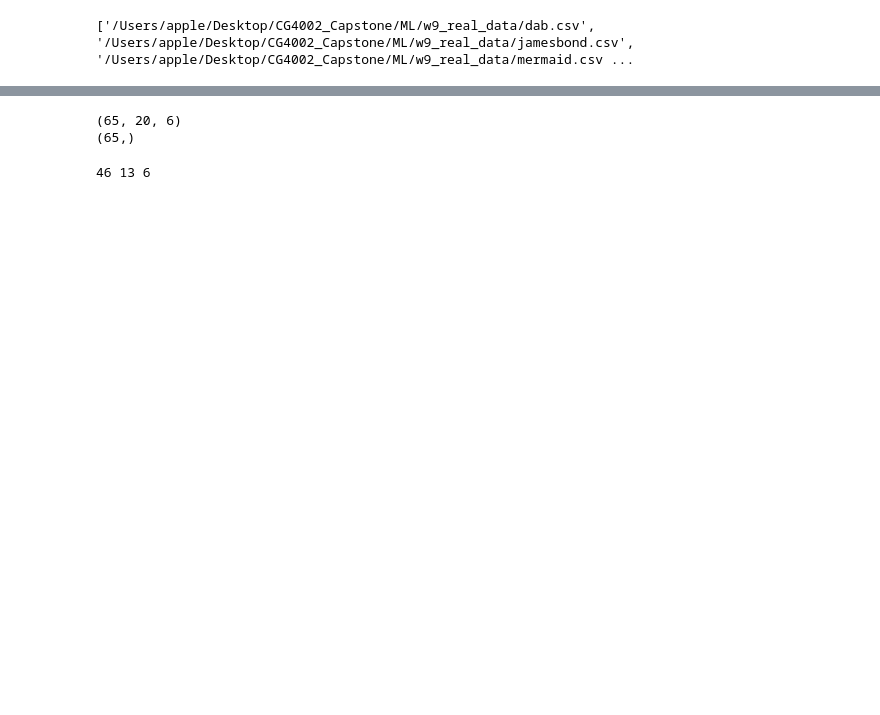
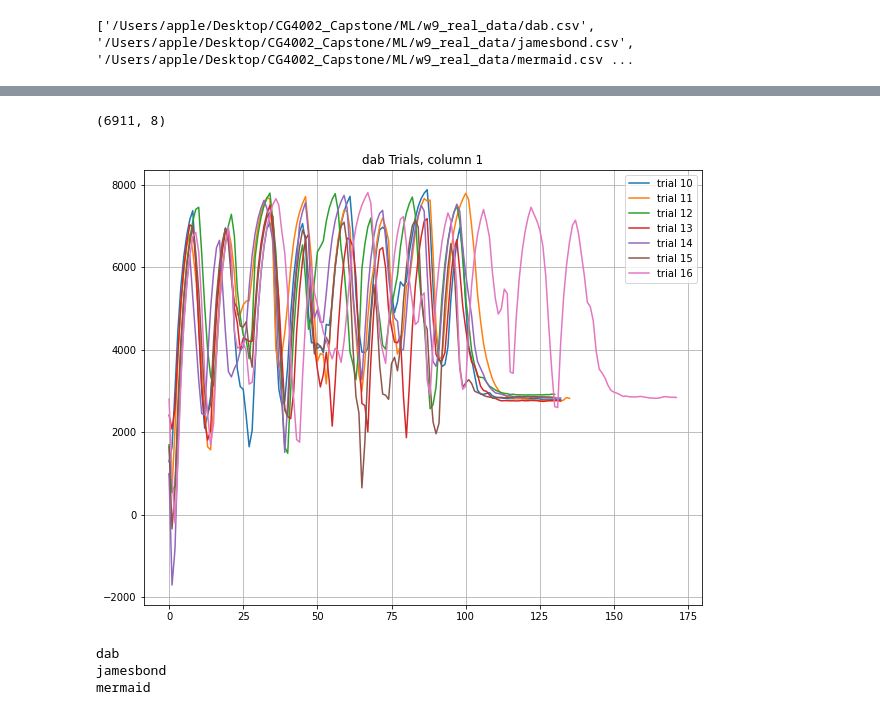
Before and after one commit to CG4002-AY2122S1-B02/CG4002_Capstone, a Jupyter notebook: ML/boing_cnn.ipynb, the cells around one changed output, grey strips where cells are left out. Cells and saved outputs as stored; diff of their text form; code cells hidden in the pictures; blank space fills up the shorter version.

```diff
--- a/ML/boing_cnn.ipynb
+++ b/ML/boing_cnn.ipynb
@@ -366,32 +391,54 @@ plt.show()
+# %%
+test_data_3 = pd.read_csv(os.path.join(data_folder_path_3, 'dab.csv'), index_col = False)
+print(test_data_3.shape)
+
+fig, ax = plt.subplots(figsize = [10,8])
+for i in range(10,17):
+    temp = test_data_3[test_data_3['0'] == i]
+    x = [i for i in range(temp.shape[0])]
+    ax.plot(x, temp['1'], label = f"trial {str(i)}")
+
+plt.title('dab Trials, column 1')
+plt.legend()
+ax.grid()
+plt.show()
+# %% [output]
+(6911, 8)
+[figure, added]
 # %%
 # window size is 10 s, sample rate 50 Hz
 # Sliding window, without Feature extraction nor low pass filter, for CNN only (dirrectly fits data in CNN)
-window = 20
+window = 60
 frequency = 20
 # We need to skip the first trial
 n_trials = 6
+# We skip tial if it is less than the window length. How many we have?
+skip_c = 0
 # from col 1 to 6: Accelerometer x, y, z, yall, pitch, roll
 usr_cols = ['1','2','3','4','5','6']
 drop_cols = ['0', 'Unnamed: 0']
+
 data_all_x_list = []
 data_all_y_list = []
 for filename in folders:
     label_name = filename.split('/')[-1].split('.')[0]
-    #print(label_name)
+    print(label_name)
     motion_df = pd.read_csv(os.path.join(data_folder_path, filename), index_col = False)
     #print(f"motion_df's shape is : {motion_df.shape}")
-    for i in range(1, 1 + n_trials):
+    for i in range(2, 1 + n_trials):
         df = motion_df[motion_df['0'] == i]
 #         drop_columns = list(set(df.columns) - set(usr_cols))
         df.drop(columns = drop_cols, inplace = True)
         length = df.shape[0]
         #print(df.shape)
+        if length < window:
+            skip_c += 1
+            continue
         # We cut the ending part, if we don't have enough, we dont cut
-        if length > window:
-            cut_size = min(int(frequency / 2), length - window)
-            length -= cut_size
-            df = df[0:length]
-            #print(f"shape after cut tail: {df.shape}")
+        cut_size = min(int(frequency / 2), length - window)
+        length -= cut_size
+        df = df[0:length]
+        #print(f"shape after cut tail: {df.shape}")
         win_count = int(length / (window / 2)) - 1
         #print(win_count)
         data_x = np.zeros((win_count, window, df.shape[1]))
@@ -405,18 +452,7 @@ for filename in folders:
 #         sys.exit(0)
         data_all_x_list.append(data_x)
         data_all_y_list.append(data_y)
-data_all_x = np.concatenate(data_all_x_list,axis=0)
-data_all_y = np.concatenate(data_all_y_list,axis=0)
-data_all_y = data_all_y.astype(int)
-print(data_all_x.shape)
-print(data_all_y.shape)
 # %% [output]
-(65, 20, 6)
-(65,)
+dab
+jamesbond
+mermaid
-# %%
-train_x_temp,test_x,train_y_temp,test_y = train_test_split(data_all_x,data_all_y,test_size=0.2)
-train_x,val_x,train_y,val_y = train_test_split(train_x_temp,train_y_temp,test_size=0.1)
-assert(len(train_x) == len(train_y))
-print(len(train_x), len(test_x),len(val_x))
-# %% [output]
-46 13 6
```
Also changed, not shown: parts of 43 cells of this notebook, 16 other files.
